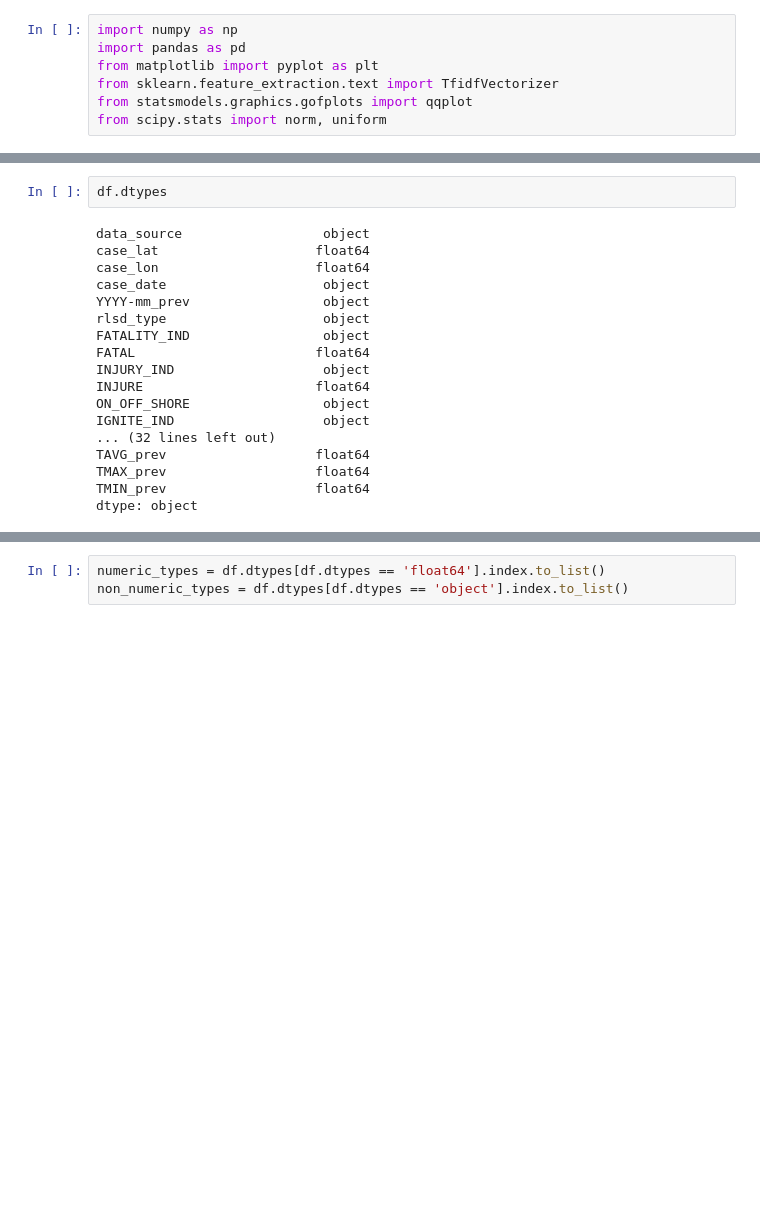
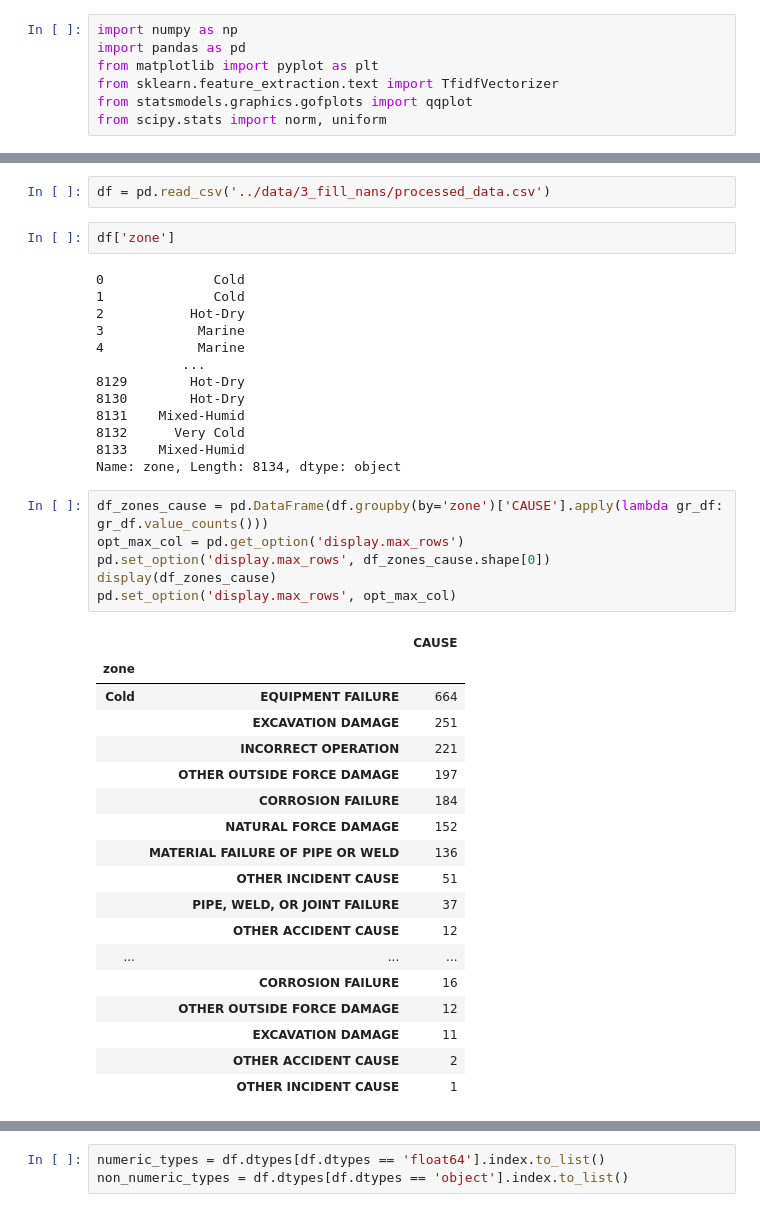
Before and after one commit to iivansmaliakou/ED-awarie, a Jupyter notebook: temp_data_analyzis/ivan.ipynb, the cells around one changed output, grey strips where cells are left out. Saved outputs shown, nothing was run; the diff lists cells and outputs as text; blank space fills up the shorter version.

```diff
--- a/temp_data_analyzis/ivan.ipynb
+++ b/temp_data_analyzis/ivan.ipynb
@@ -27,20 +8,42 @@ df
+# %%
+df = pd.read_csv('../data/3_fill_nans/processed_data.csv')
 # %%
-df.dtypes
+df['zone']
 # %% [output]
-data_source                  object
-case_lat                    float64
-case_lon                    float64
-case_date                    object
-YYYY-mm_prev                 object
-rlsd_type                    object
-FATALITY_IND                 object
-FATAL                       float64
-INJURY_IND                   object
-INJURE                      float64
-ON_OFF_SHORE                 object
-IGNITE_IND                   object
-... (32 lines left out)
-TAVG_prev                   float64
-TMAX_prev                   float64
-TMIN_prev                   float64
-dtype: object
+0              Cold
+1              Cold
+2           Hot-Dry
+3            Marine
+4            Marine
+           ...
+8129        Hot-Dry
+8130        Hot-Dry
+8131    Mixed-Humid
+8132      Very Cold
+8133    Mixed-Humid
+Name: zone, Length: 8134, dtype: object
+# %%
+df_zones_cause = pd.DataFrame(df.groupby(by='zone')['CAUSE'].apply(lambda gr_df: gr_df.value_counts()))
+opt_max_col = pd.get_option('display.max_rows')
+pd.set_option('display.max_rows', df_zones_cause.shape[0])
+display(df_zones_cause)
+pd.set_option('display.max_rows', opt_max_col)
+# %% [output]
+|  |  | CAUSE |
+| zone |  |  |
+| Cold | EQUIPMENT FAILURE | 664 |
+|  | EXCAVATION DAMAGE | 251 |
+|  | INCORRECT OPERATION | 221 |
+|  | OTHER OUTSIDE FORCE DAMAGE | 197 |
+|  | CORROSION FAILURE | 184 |
+|  | NATURAL FORCE DAMAGE | 152 |
+|  | MATERIAL FAILURE OF PIPE OR WELD | 136 |
+|  | OTHER INCIDENT CAUSE | 51 |
+|  | PIPE, WELD, OR JOINT FAILURE | 37 |
+|  | OTHER ACCIDENT CAUSE | 12 |
+| ... | ... | ... |
+|  | CORROSION FAILURE | 16 |
+|  | OTHER OUTSIDE FORCE DAMAGE | 12 |
+|  | EXCAVATION DAMAGE | 11 |
+|  | OTHER ACCIDENT CAUSE | 2 |
+|  | OTHER INCIDENT CAUSE | 1 |
```
Also changed, not shown: parts of 2 cells of this notebook, 28 other files.
